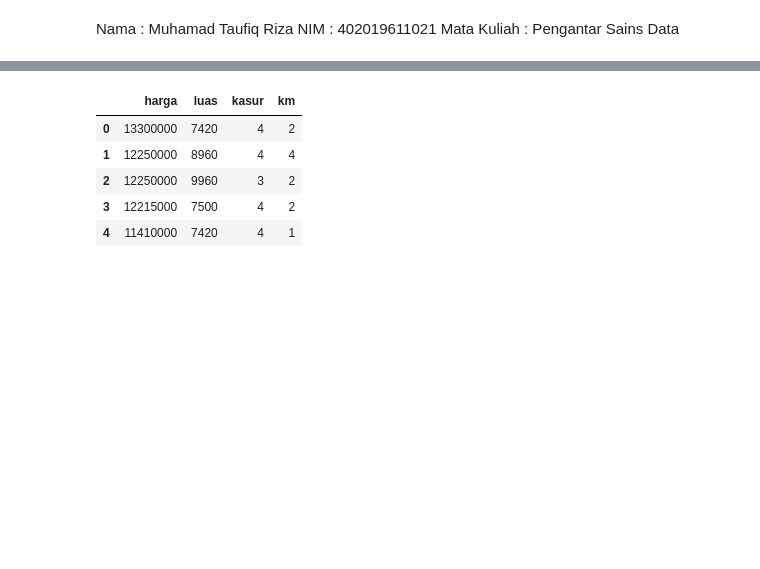
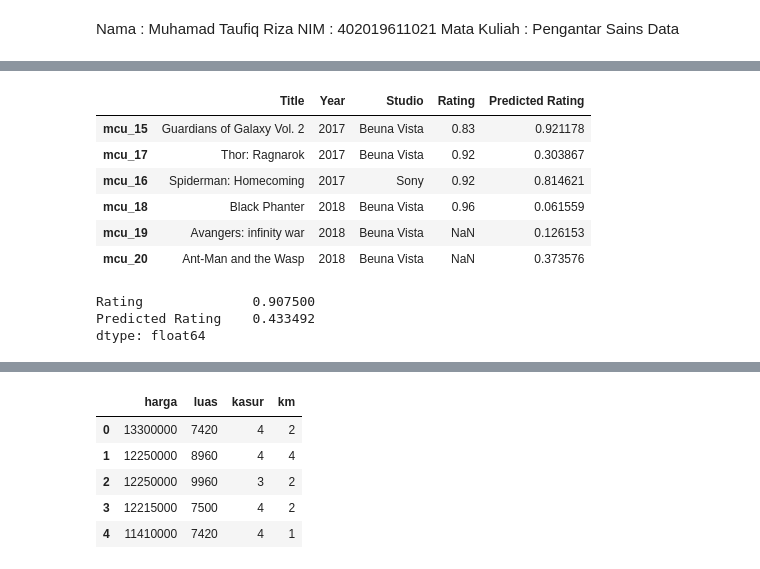
Before and after one commit to taufiqriza/Project-DataSains, a Jupyter notebook: Data Sains - Tugas Akhir.ipynb, the cells around one changed output, grey strips where cells are left out. Drawn from its saved outputs; the diff is of its cells as text; code cells hidden in the pictures; blank space fills up the shorter version.

```diff
--- a/Data Sains - Tugas Akhir.ipynb
+++ b/Data Sains - Tugas Akhir.ipynb
@@ -10,0 +148,16 @@ import matplotlib.pyplot as plt
+# %%
+df_mcu.sort_values(by=['Rating', 'Predicted Rating'], ascending=True)
+# %% [output]
+|  | Title | Year | Studio | Rating | Predicted Rating |
+| mcu_15 | Guardians of Galaxy Vol. 2 | 2017 | Beuna Vista | 0.83 | 0.921178 |
+| mcu_17 | Thor: Ragnarok | 2017 | Beuna Vista | 0.92 | 0.303867 |
+| mcu_16 | Spiderman: Homecoming | 2017 | Sony | 0.92 | 0.814621 |
+| mcu_18 | Black Phanter | 2018 | Beuna Vista | 0.96 | 0.061559 |
+| mcu_19 | Avangers: infinity war | 2018 | Beuna Vista | NaN | 0.126153 |
+| mcu_20 | Ant-Man and the Wasp | 2018 | Beuna Vista | NaN | 0.373576 |
+# %%
+df_mcu.loc[:,['Rating', 'Predicted Rating']].mean()
+# %% [output]
+Rating              0.907500
+Predicted Rating    0.433492
+dtype: float64
```
Also changed, not shown: parts of 24 cells of this notebook.
